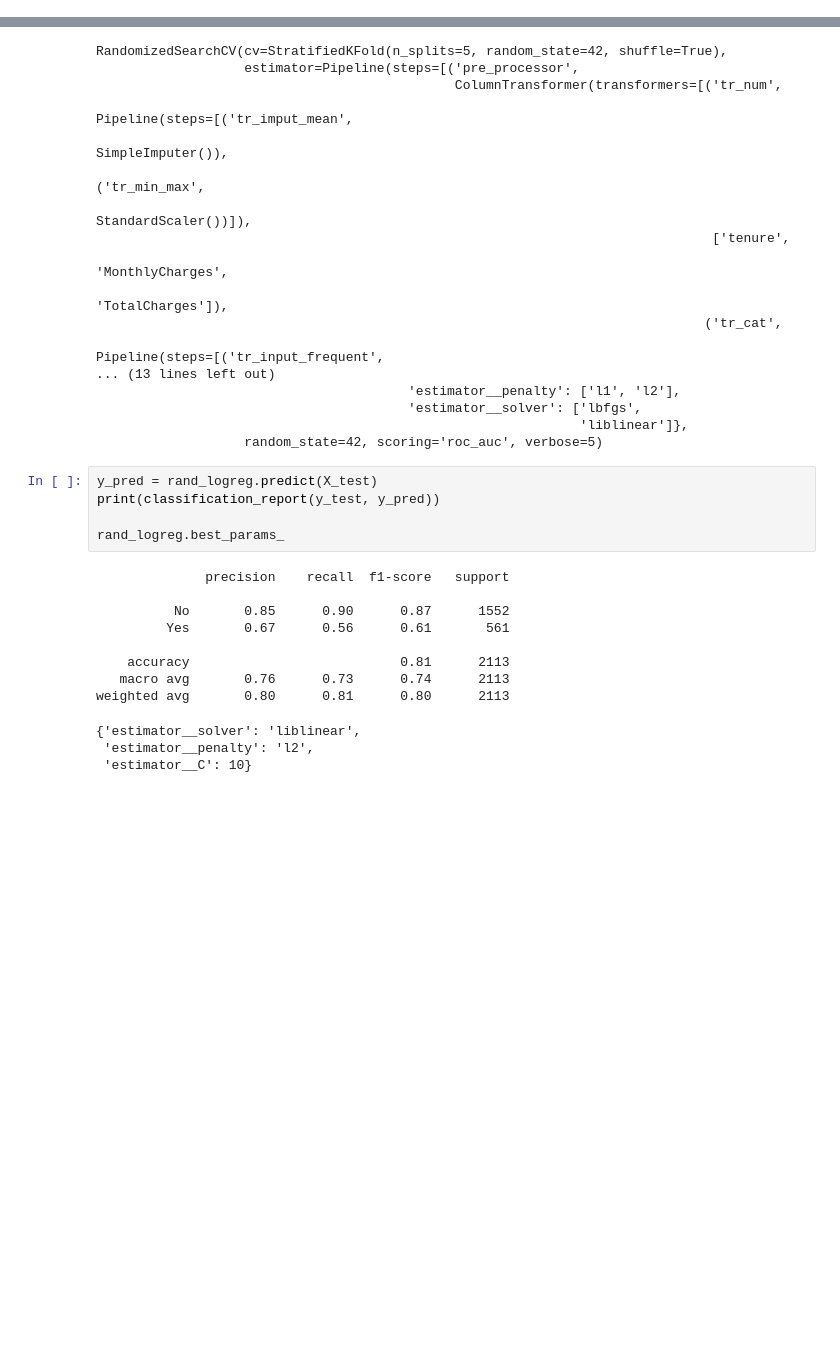
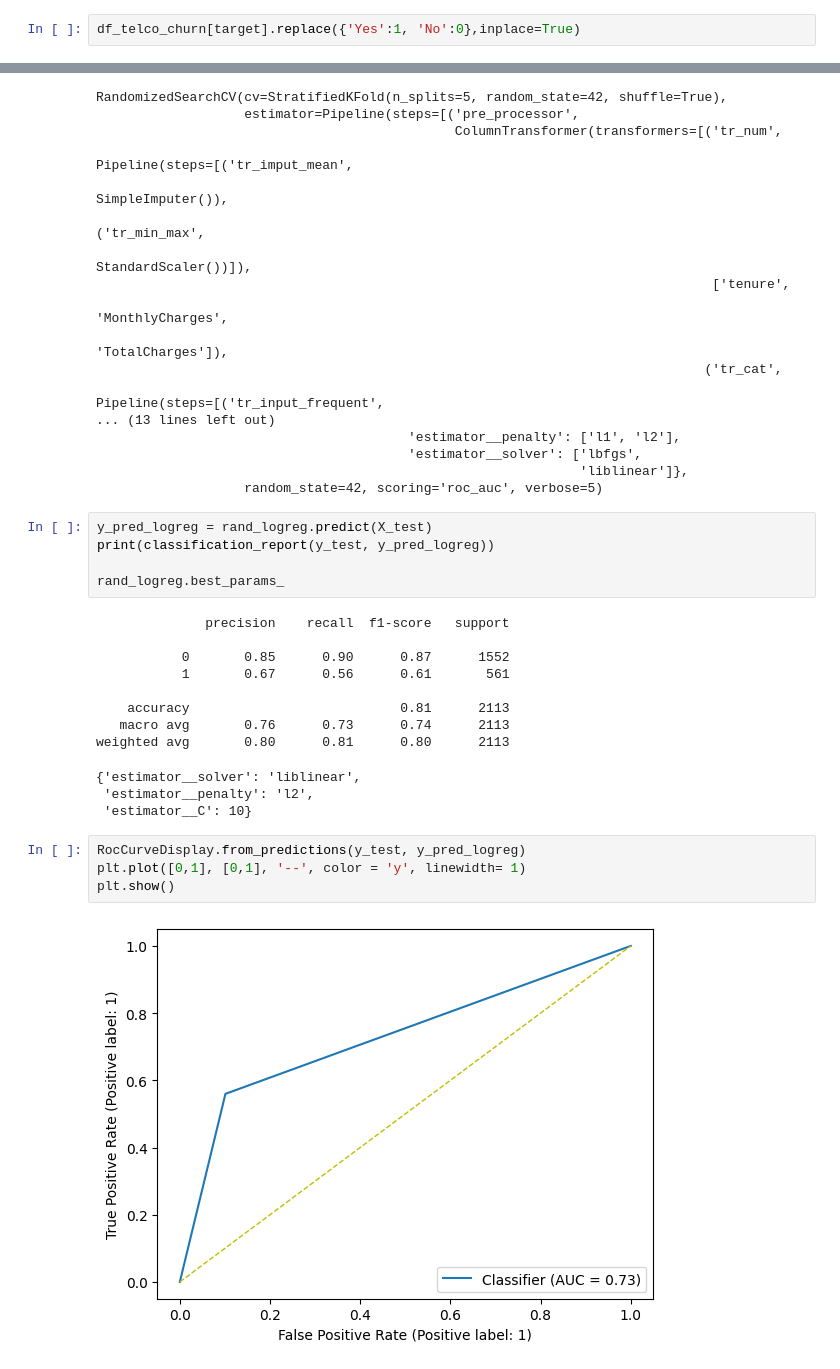
Before and after one commit to GuilhermeCLN/fraud-detection, a Jupyter notebook: churn_prediction.ipynb, the cells around one changed output, grey strips where cells are left out. Saved outputs shown, nothing was run; the diff lists cells and outputs as text; blank space fills up the shorter version.

```diff
--- a/churn_prediction.ipynb
+++ b/churn_prediction.ipynb
@@ -189,3 +191,5 @@ Building a model
+# %%
+df_telco_churn[target].replace({'Yes':1, 'No':0},inplace=True)
 # %% [markdown]
 Splitting the data
 # %%
@@ -295,15 +299,15 @@ RandomizedSearchCV(cv=StratifiedKFold(n_splits=5, random_state=42, shuffle=True)
                                                               'liblinear']},
                    random_state=42, scoring='roc_auc', verbose=5)
 # %%
-y_pred = rand_logreg.predict(X_test)
-print(classification_report(y_test, y_pred))
+y_pred_logreg = rand_logreg.predict(X_test)
+print(classification_report(y_test, y_pred_logreg))
 
 rand_logreg.best_params_
 # %% [output]
               precision    recall  f1-score   support
 
-          No       0.85      0.90      0.87      1552
-         Yes       0.67      0.56      0.61       561
+           0       0.85      0.90      0.87      1552
+           1       0.67      0.56      0.61       561
 
     accuracy                           0.81      2113
    macro avg       0.76      0.73      0.74      2113
@@ -311,3 +315,9 @@ weighted avg       0.80      0.81      0.80      2113
 {'estimator__solver': 'liblinear',
  'estimator__penalty': 'l2',
  'estimator__C': 10}
+# %%
+RocCurveDisplay.from_predictions(y_test, y_pred_logreg)
+plt.plot([0,1], [0,1], '--', color = 'y', linewidth= 1)
+plt.show()
+# %% [output]
+[figure, added]
```
Also changed, not shown: parts of 25 cells of this notebook.
